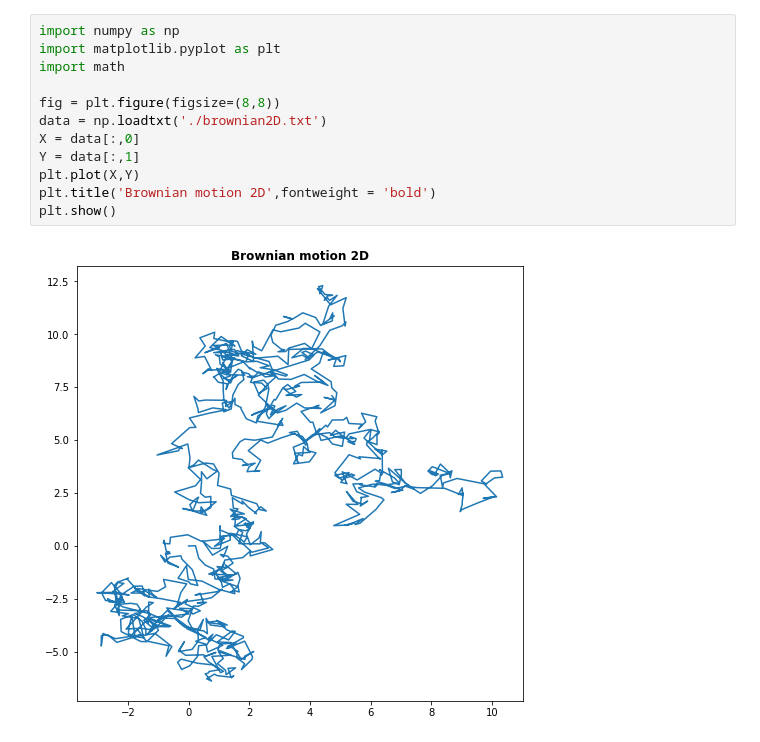
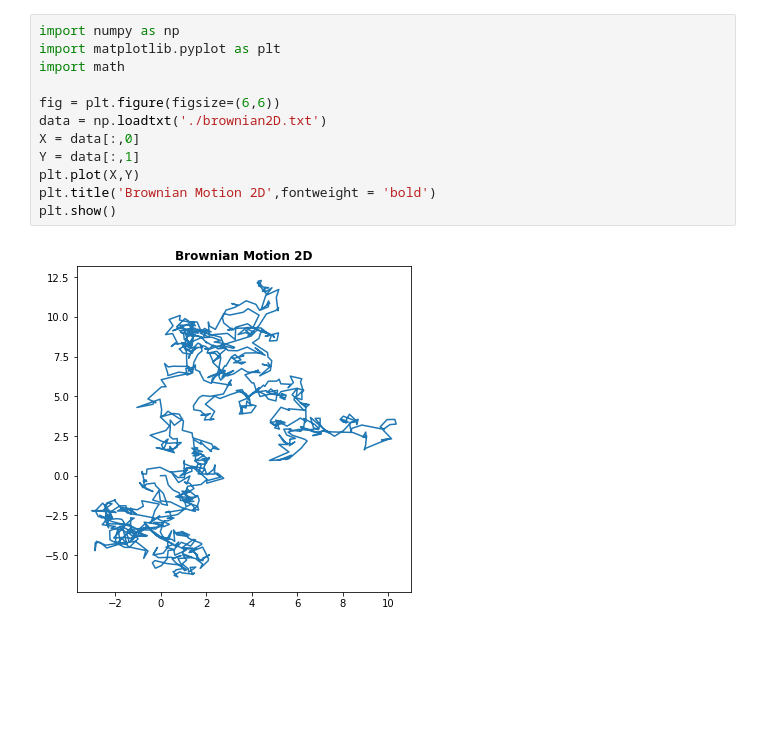
Before and after one commit to glenroger19/Brownian-Motion, a Jupyter notebook: Simulation/brownian2D.ipynb, the cells around one changed output. Saved outputs shown, nothing was run; the diff lists cells and outputs as text; blank space fills up the shorter version.

```diff
--- a/Simulation/brownian2D.ipynb
+++ b/Simulation/brownian2D.ipynb
@@ -1,14 +1,14 @@
 # %%
 import numpy as np
 import matplotlib.pyplot as plt
 import math
 
-fig = plt.figure(figsize=(8,8))
+fig = plt.figure(figsize=(6,6))
 data = np.loadtxt('./brownian2D.txt')
 X = data[:,0]
 Y = data[:,1]
 plt.plot(X,Y)
-plt.title('Brownian motion 2D',fontweight = 'bold')
+plt.title('Brownian Motion 2D',fontweight = 'bold')
 plt.show()
 # %% [output]
-[figure, old version]
+[figure, new version]
```
Also changed, not shown: 3 other files.
